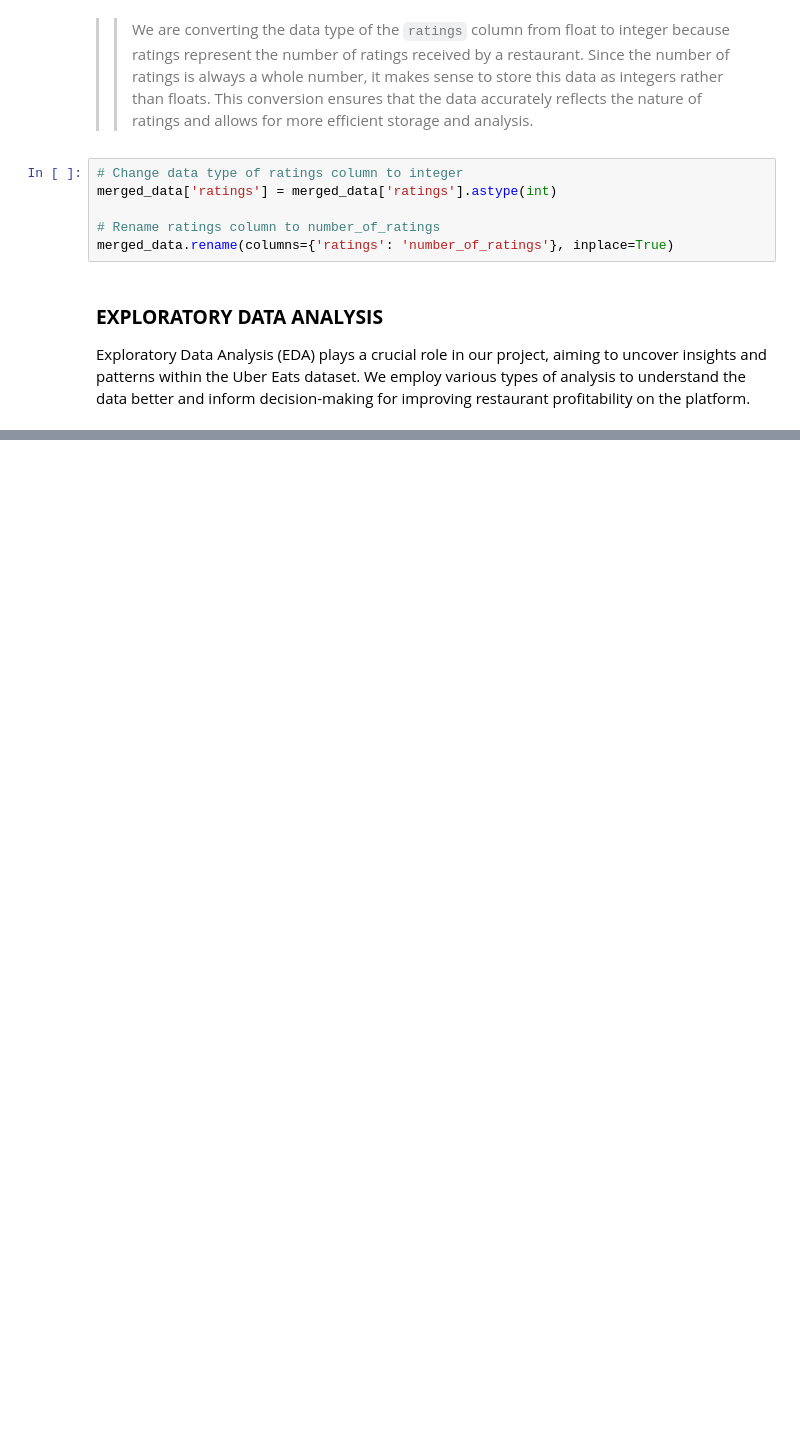
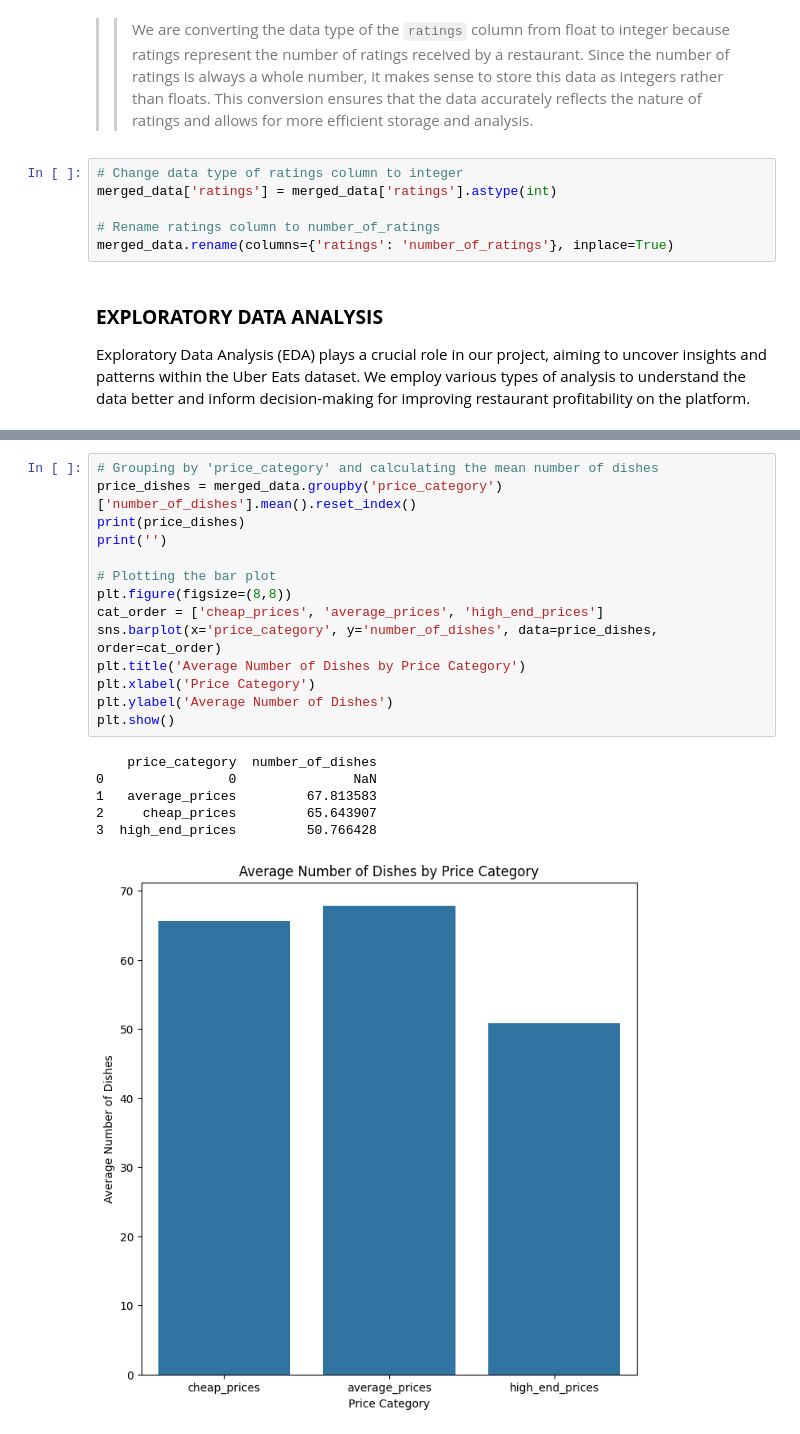
Before and after one commit to ndungek/FOOD-DELIVERY-COST-AND-PROFIT--ANALYSIS, a Jupyter notebook: ubereats.ipynb, the cells around one changed output, grey strips where cells are left out. Saved outputs shown, nothing was run; the diff lists cells and outputs as text; blank space fills up the shorter version.

```diff
--- a/ubereats.ipynb
+++ b/ubereats.ipynb
@@ -409,0 +653,21 @@ Exploratory Data Analysis (EDA) plays a crucial role in our project, aiming to u
+# %%
+# Grouping by 'price_category' and calculating the mean number of dishes
+price_dishes = merged_data.groupby('price_category')['number_of_dishes'].mean().reset_index()
+print(price_dishes)
+print('')
+
+# Plotting the bar plot
+plt.figure(figsize=(8,8))
+cat_order = ['cheap_prices', 'average_prices', 'high_end_prices']
+sns.barplot(x='price_category', y='number_of_dishes', data=price_dishes, order=cat_order)
+plt.title('Average Number of Dishes by Price Category')
+plt.xlabel('Price Category')
+plt.ylabel('Average Number of Dishes')
+plt.show()
+# %% [output]
+    price_category  number_of_dishes
+0                0               NaN
+1   average_prices         67.813583
+2     cheap_prices         65.643907
+3  high_end_prices         50.766428
+[figure, added]
```
Also changed, not shown: parts of 29 cells of this notebook.
